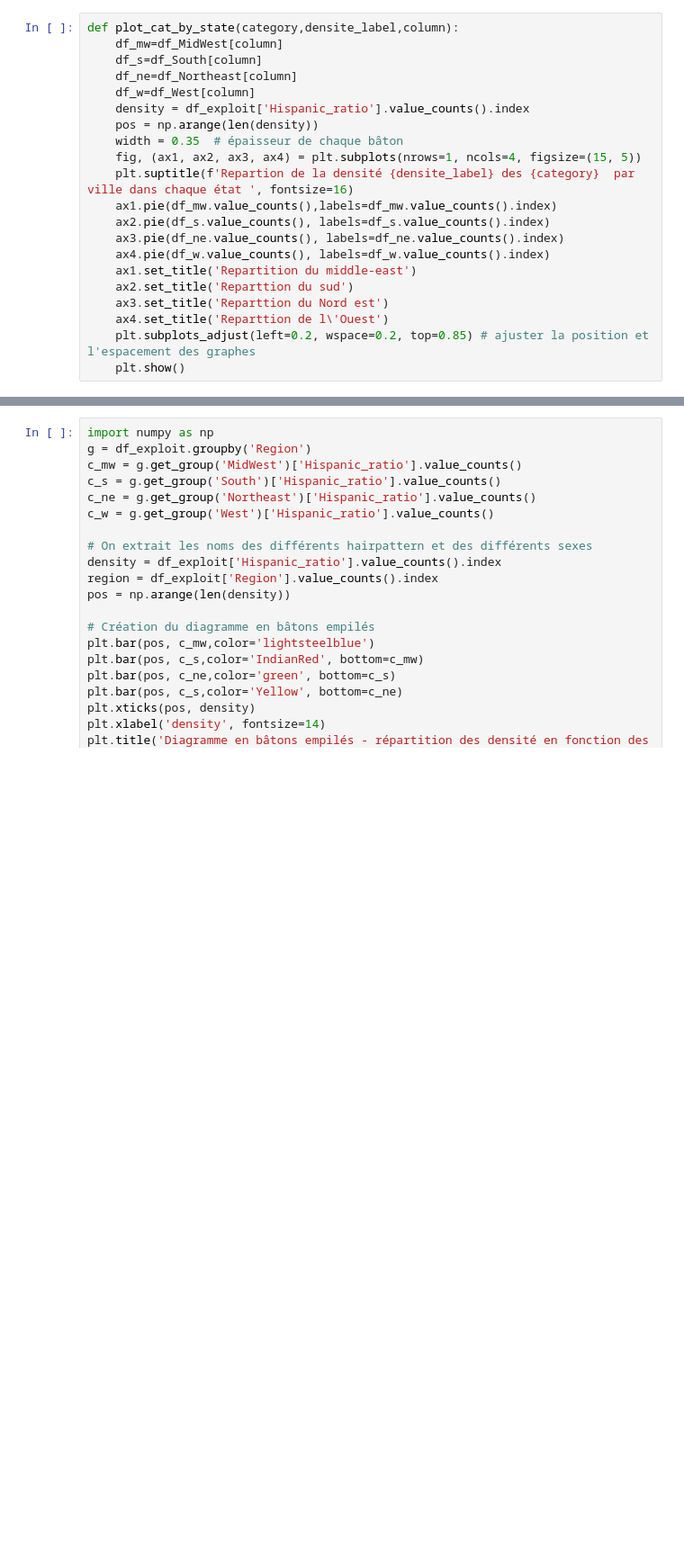
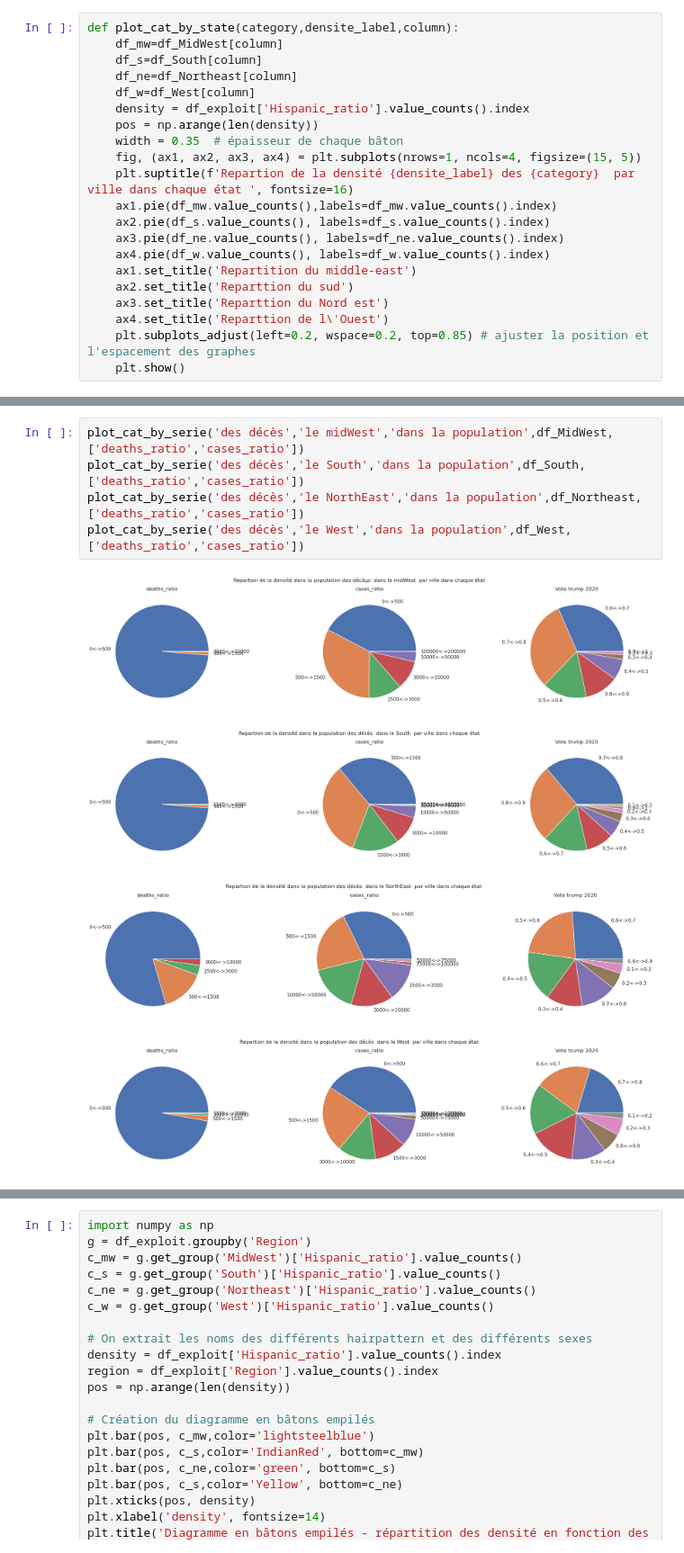
Before and after one commit to XDEBUF/covid_social_poll, a Jupyter notebook: covid inference.ipynb, the cells around one changed output, grey strips where cells are left out. Shown at 90% size. Drawn from its saved outputs; the diff is of its cells as text; blank space fills up the shorter version.

```diff
--- a/covid inference.ipynb
+++ b/covid inference.ipynb
@@ -480,0 +567,10 @@ for state in list_colRatio:
+# %%
+plot_cat_by_serie('des décès','le midWest','dans la population',df_MidWest,['deaths_ratio','cases_ratio'])
+plot_cat_by_serie('des décès','le South','dans la population',df_South,['deaths_ratio','cases_ratio'])
+plot_cat_by_serie('des décès','le NorthEast','dans la population',df_Northeast,['deaths_ratio','cases_ratio'])
+plot_cat_by_serie('des décès','le West','dans la population',df_West,['deaths_ratio','cases_ratio'])
+# %% [output]
+[figure, added]
+[figure, added]
+[figure, added]
+[figure, added]
```
Also changed, not shown: parts of 23 cells of this notebook.
